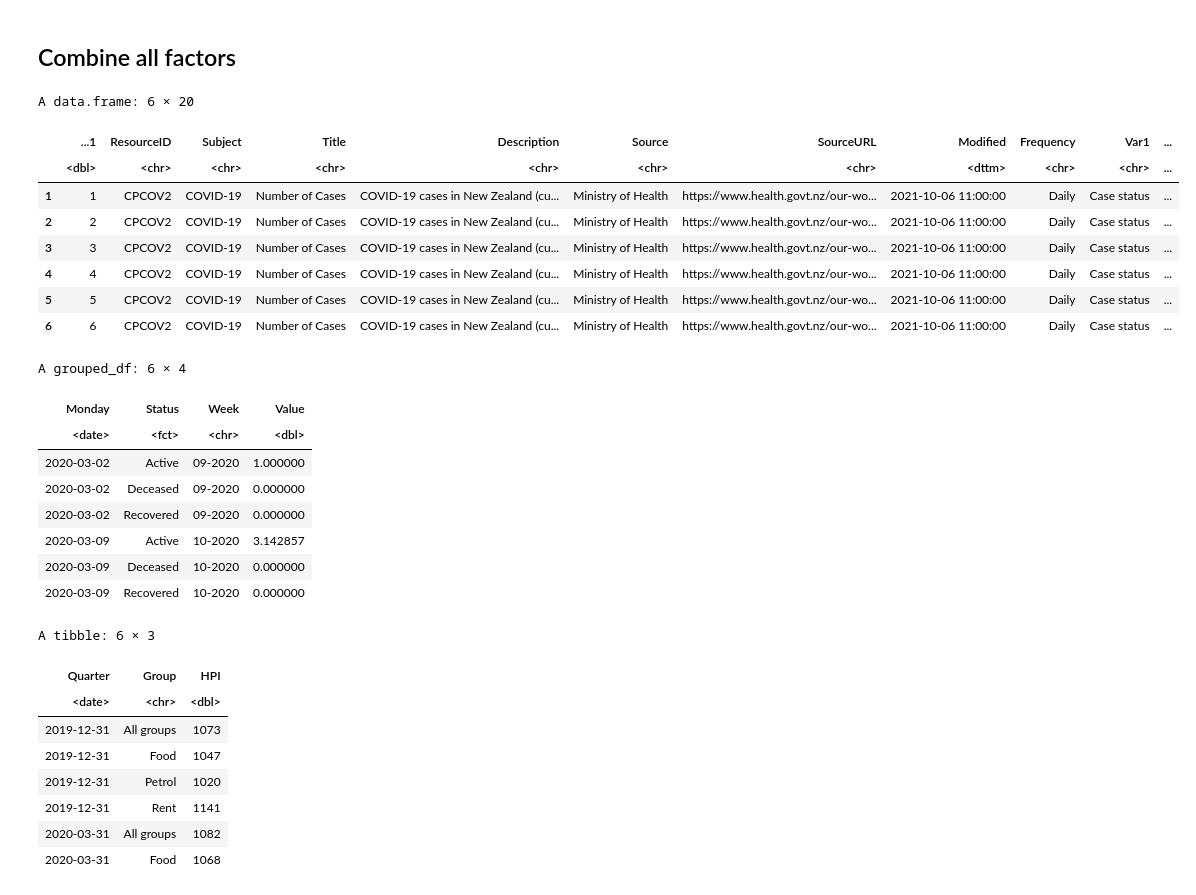
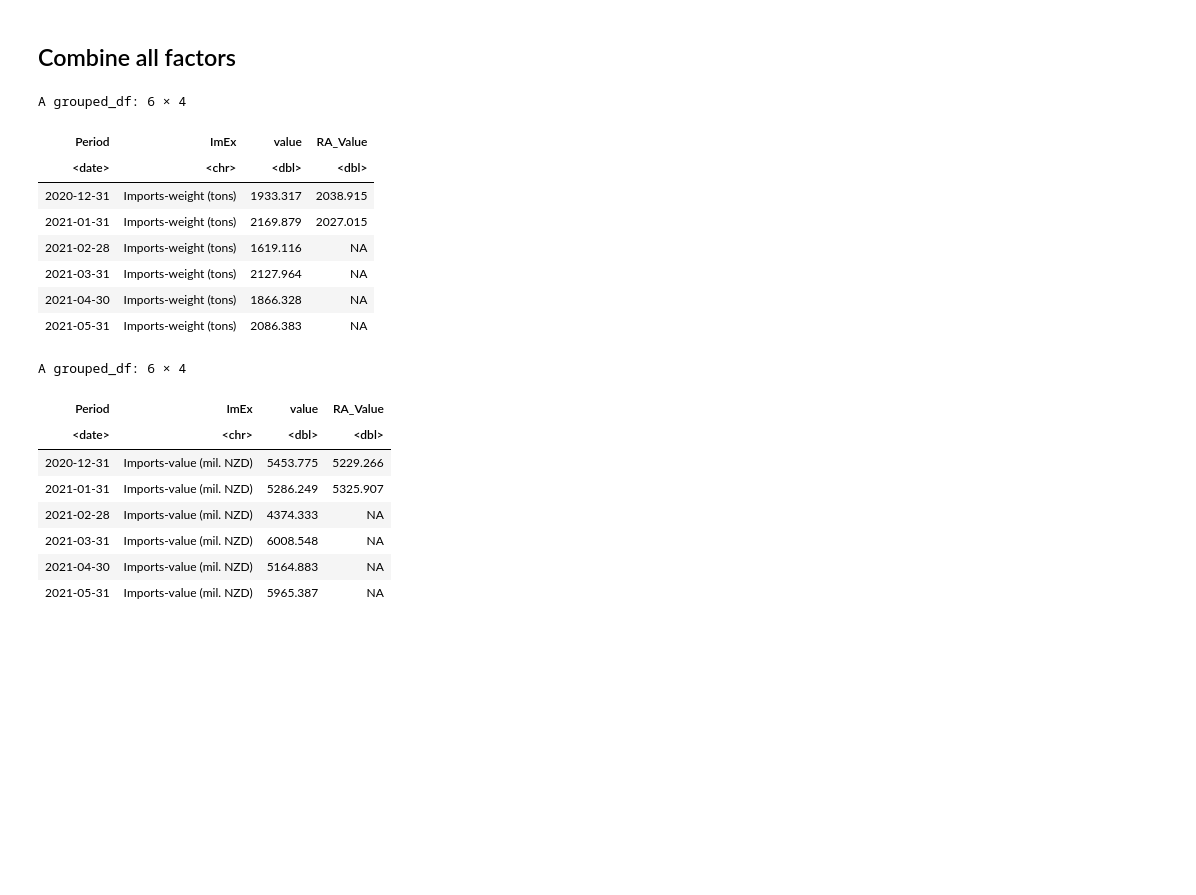
Before and after one commit to oscar-toohey/DATA201-group-project, a Jupyter notebook: Notebook_Final.ipynb, the cells around one changed output. Saved outputs shown, nothing was run; the diff lists cells and outputs as text; code cells hidden in the pictures; blank space fills up the shorter version.

```diff
--- a/Notebook_Final.ipynb
+++ b/Notebook_Final.ipynb
@@ -450,44 +469,51 @@ Warning message:
 # %% [markdown]
 ## Combine all factors
 # %%
+startDate = as.Date("2016-01-01")
 cpi_2020_df <- CPI_PRF %>%
     gather(key = group, value = index, -quarter) %>%
     rename(Group=group, HPI=index, Quarter=quarter) %>% arrange(Quarter) %>%
     mutate(Quarter = as.Date(as.yearqtr(Quarter, format = "%YQ%q"), frac = 1)) %>%
-    filter(Quarter >= as.Date("2019-10-01"))
+    filter(Quarter >= startDate)
+
+ImpExp_Weight_2020_df <- ImpExp_Weight_df %>% filter(Period > startDate) %>%
+    gather(key=ImEx, value=value, -Period) %>%
+    group_by(ImEx) %>%
+    mutate(RA_Value = rollmean(value, k=8, fill=NA))
+
+ImpExp_Value_2020_df <- ImpExp_Value_df %>% filter(Period > startDate) %>%
+    gather(key=ImEx, value=value, -Period) %>%
+    group_by(ImEx) %>%
+    mutate(RA_Value = rollmean(value, k=8, fill=NA))
 
 # Brrrrrr
-graph_df %>% head()
-graph_week_df %>% head()
-cpi_2020_df %>% head()
+# graph_df %>% tail()
+# graph_week_df %>% tail()
+# cpi_2020_df %>% tail()
+# merge_ImpExp_df(ImpExp_Weight_df, ImpExp_Value_df) %>% tail()
+ImpExp_Weight_2020_df %<>% mutate(ImEx=paste(ImEx, "weight (tons)", sep="-"))
+ImpExp_Value_2020_df %<>% mutate(ImEx=paste(ImEx, "value (mil. NZD)", sep="-"))
+ImpExp_Weight_2020_df %>% tail()
+ImpExp_Value_2020_df %>% tail()
 # %% [output]
-A data.frame: 6 × 20
+A grouped_df: 6 × 4
-|  | ...1 | ResourceID | Subject | Title | Description | Source | SourceURL | Modified | Frequency | Var1 | ... |
-|  | <dbl> | <chr> | <chr> | <chr> | <chr> | <chr> | <chr> | <dttm> | <chr> | <chr> | ... |
-| 1 | 1 | CPCOV2 | COVID-19 | Number of Cases | COVID-19 cases in New Zealand (cu... | Ministry of Health | https://www.health.govt.nz/our-wo... | 2021-10-06 11:00:00 | Daily | Case status | ... |
-| 2 | 2 | CPCOV2 | COVID-19 | Number of Cases | COVID-19 cases in New Zealand (cu... | Ministry of Health | https://www.health.govt.nz/our-wo... | 2021-10-06 11:00:00 | Daily | Case status | ... |
-| 3 | 3 | CPCOV2 | COVID-19 | Number of Cases | COVID-19 cases in New Zealand (cu... | Ministry of Health | https://www.health.govt.nz/our-wo... | 2021-10-06 11:00:00 | Daily | Case status | ... |
-| 4 | 4 | CPCOV2 | COVID-19 | Number of Cases | COVID-19 cases in New Zealand (cu... | Ministry of Health | https://www.health.govt.nz/our-wo... | 2021-10-06 11:00:00 | Daily | Case status | ... |
-| 5 | 5 | CPCOV2 | COVID-19 | Number of Cases | COVID-19 cases in New Zealand (cu... | Ministry of Health | https://www.health.govt.nz/our-wo... | 2021-10-06 11:00:00 | Daily | Case status | ... |
-| 6 | 6 | CPCOV2 | COVID-19 | Number of Cases | COVID-19 cases in New Zealand (cu... | Ministry of Health | https://www.health.govt.nz/our-wo... | 2021-10-06 11:00:00 | Daily | Case status | ... |
+| Period | ImEx | value | RA_Value |
+| <date> | <chr> | <dbl> | <dbl> |
+| 2020-12-31 | Imports-weight (tons) | 1933.317 | 2038.915 |
+| 2021-01-31 | Imports-weight (tons) | 2169.879 | 2027.015 |
+| 2021-02-28 | Imports-weight (tons) | 1619.116 | NA |
+| 2021-03-31 | Imports-weight (tons) | 2127.964 | NA |
+| 2021-04-30 | Imports-weight (tons) | 1866.328 | NA |
+| 2021-05-31 | Imports-weight (tons) | 2086.383 | NA |
 A grouped_df: 6 × 4
-| Monday | Status | Week | Value |
-| <date> | <fct> | <chr> | <dbl> |
-| 2020-03-02 | Active | 09-2020 | 1.000000 |
-| 2020-03-02 | Deceased | 09-2020 | 0.000000 |
-| 2020-03-02 | Recovered | 09-2020 | 0.000000 |
-| 2020-03-09 | Active | 10-2020 | 3.142857 |
-| 2020-03-09 | Deceased | 10-2020 | 0.000000 |
-| 2020-03-09 | Recovered | 10-2020 | 0.000000 |
+| Period | ImEx | value | RA_Value |
+| <date> | <chr> | <dbl> | <dbl> |
+| 2020-12-31 | Imports-value (mil. NZD) | 5453.775 | 5229.266 |
+| 2021-01-31 | Imports-value (mil. NZD) | 5286.249 | 5325.907 |
+| 2021-02-28 | Imports-value (mil. NZD) | 4374.333 | NA |
+| 2021-03-31 | Imports-value (mil. NZD) | 6008.548 | NA |
+| 2021-04-30 | Imports-value (mil. NZD) | 5164.883 | NA |
+| 2021-05-31 | Imports-value (mil. NZD) | 5965.387 | NA |
-A tibble: 6 × 3
-| Quarter | Group | HPI |
-| <date> | <chr> | <dbl> |
-| 2019-12-31 | All groups | 1073 |
-| 2019-12-31 | Food | 1047 |
-| 2019-12-31 | Petrol | 1020 |
-| 2019-12-31 | Rent | 1141 |
-| 2020-03-31 | All groups | 1082 |
-| 2020-03-31 | Food | 1068 |
 # %%
 color <- c(rgb(1,0,0.4,1), rgb(0,1,0.4,1), rgb(0,0,1,1), rgb(0,0,0,1))
 covid_weekly_plot <- ggplot() +
```
Also changed, not shown: parts of 4 cells of this notebook, 6 other files.
